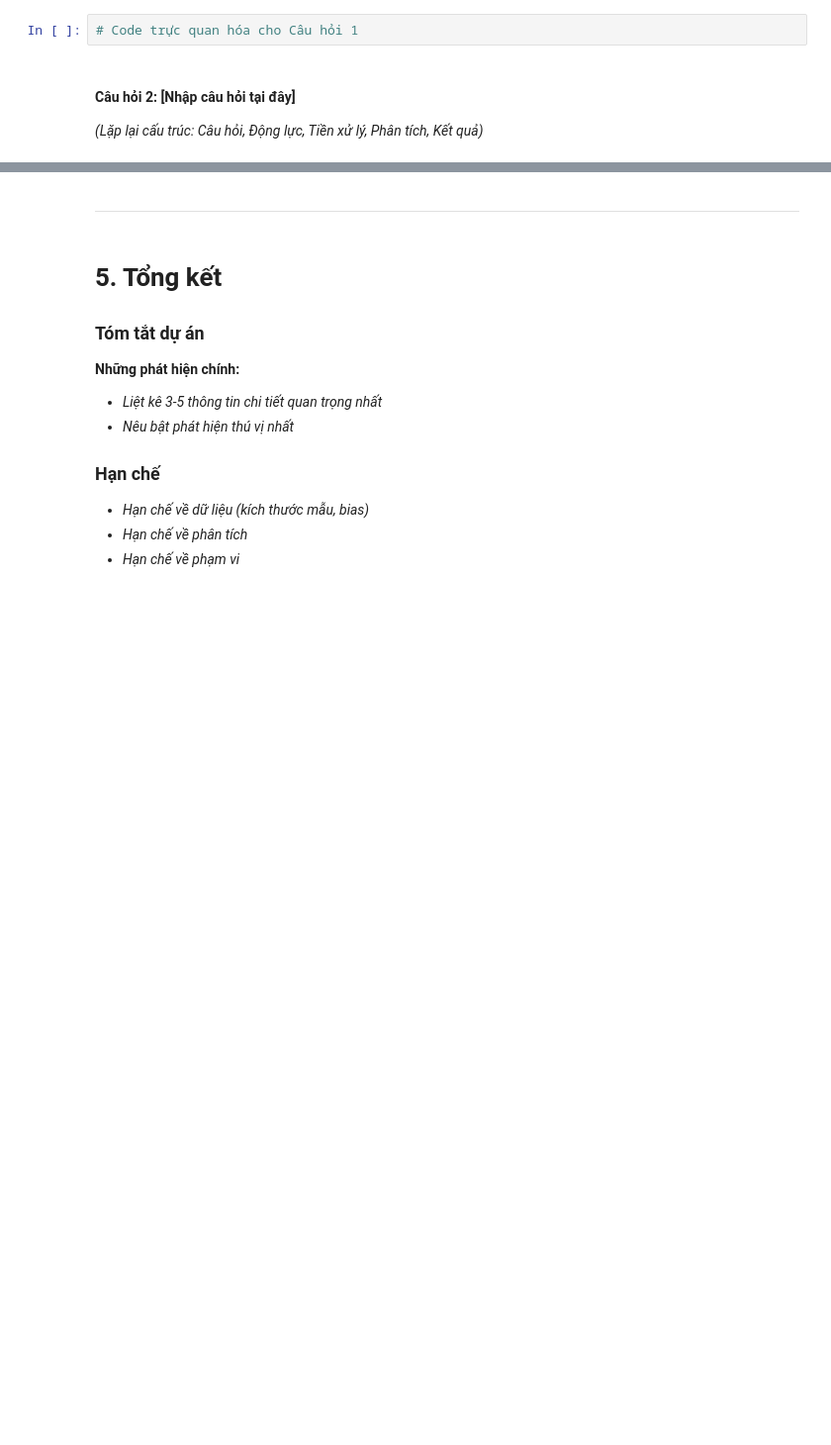
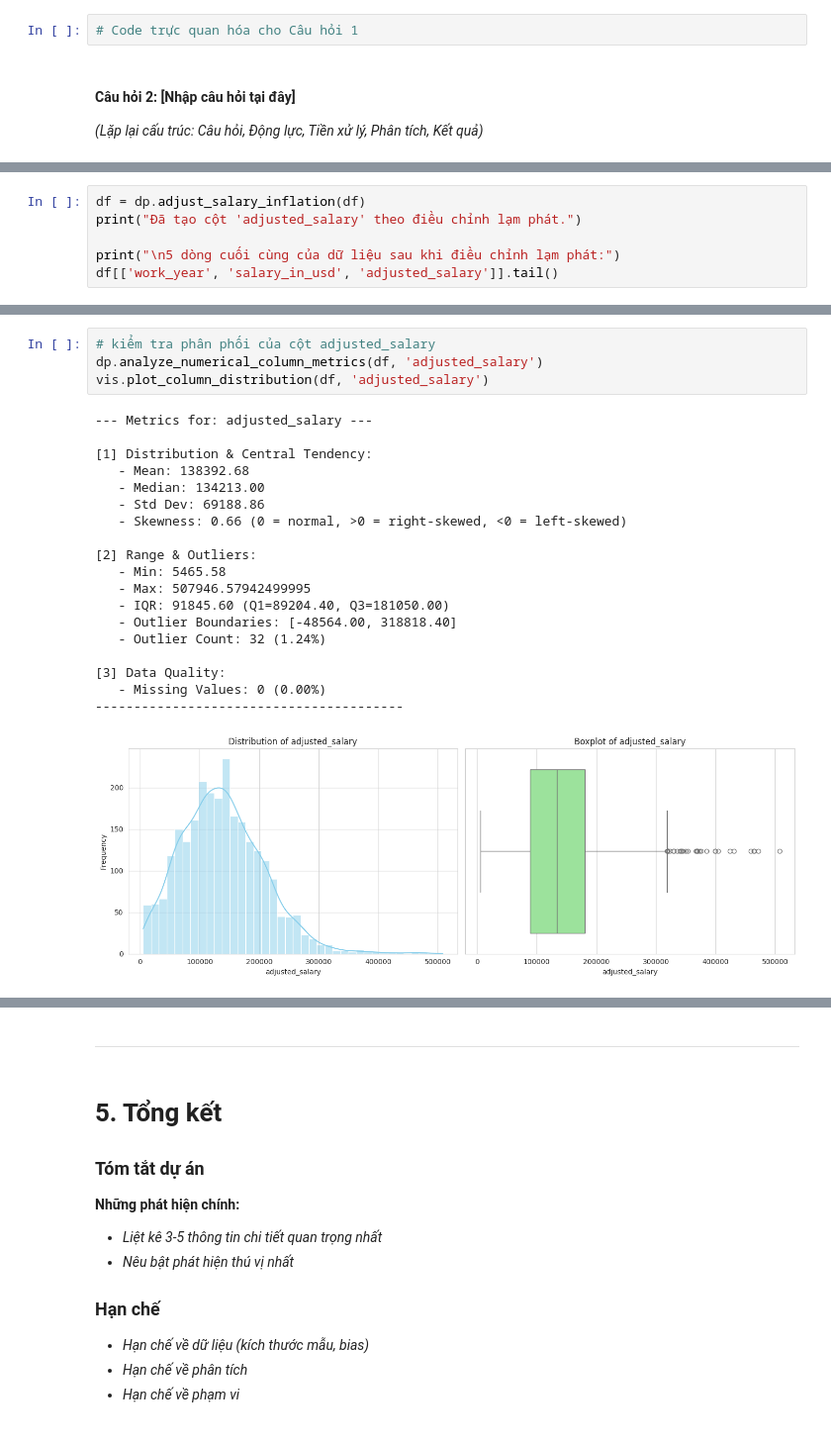
Before and after one commit to Trung0Minh/CSC17104_2025_Final_Project, a Jupyter notebook: DataScienceSalaries2023.ipynb, the cells around one changed output, grey strips where cells are left out. Shown at 99% size. Cells and saved outputs as stored; diff of their text form; blank space fills up the shorter version.

```diff
--- a/DataScienceSalaries2023.ipynb
+++ b/DataScienceSalaries2023.ipynb
@@ -906,0 +928,6 @@ Xác định 2 × n câu hỏi ý nghĩa (với n là số thành viên nhóm).
+# %%
+df = dp.adjust_salary_inflation(df)
+print("Đã tạo cột 'adjusted_salary' theo điều chỉnh lạm phát.")
+
+print("\n5 dòng cuối cùng của dữ liệu sau khi điều chỉnh lạm phát:")
+df[['work_year', 'salary_in_usd', 'adjusted_salary']].tail()
@@ -906,0 +944,24 @@ Xác định 2 × n câu hỏi ý nghĩa (với n là số thành viên nhóm).
+# %%
+# kiểm tra phân phối của cột adjusted_salary
+dp.analyze_numerical_column_metrics(df, 'adjusted_salary')
+vis.plot_column_distribution(df, 'adjusted_salary')
+# %% [output]
+--- Metrics for: adjusted_salary ---
+
+[1] Distribution & Central Tendency:
+   - Mean: 138392.68
+   - Median: 134213.00
+   - Std Dev: 69188.86
+   - Skewness: 0.66 (0 = normal, >0 = right-skewed, <0 = left-skewed)
+
+[2] Range & Outliers:
+   - Min: 5465.58
+   - Max: 507946.57942499995
+   - IQR: 91845.60 (Q1=89204.40, Q3=181050.00)
+   - Outlier Boundaries: [-48564.00, 318818.40]
+   - Outlier Count: 32 (1.24%)
+
+[3] Data Quality:
+   - Missing Values: 0 (0.00%)
+----------------------------------------
+[figure, added]
```
Also changed, not shown: parts of 25 cells of this notebook, 3 other files.
